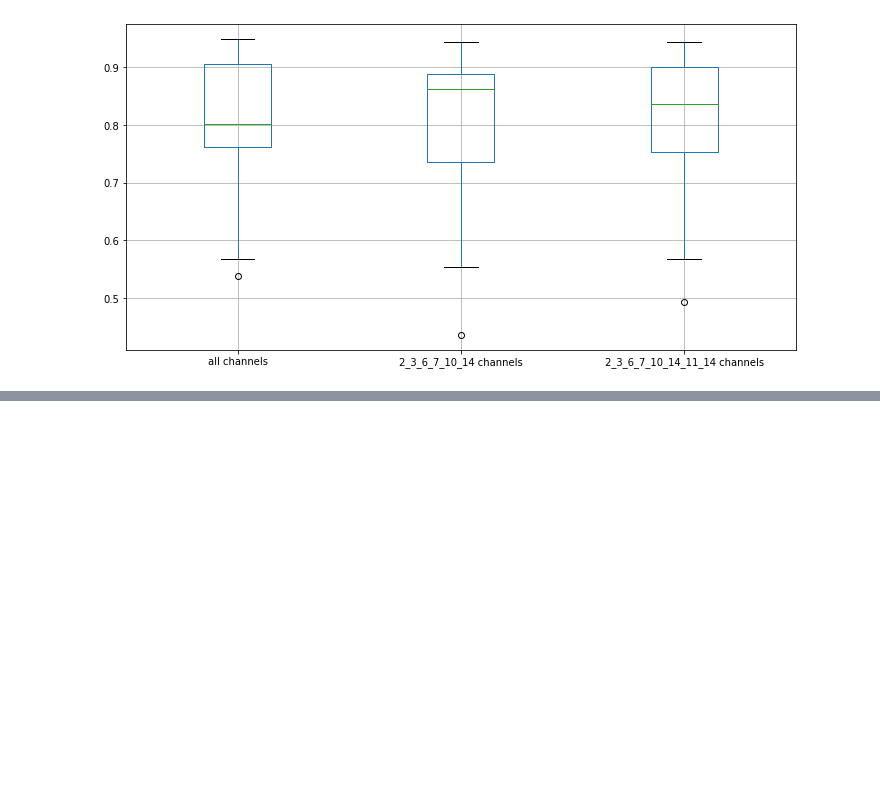
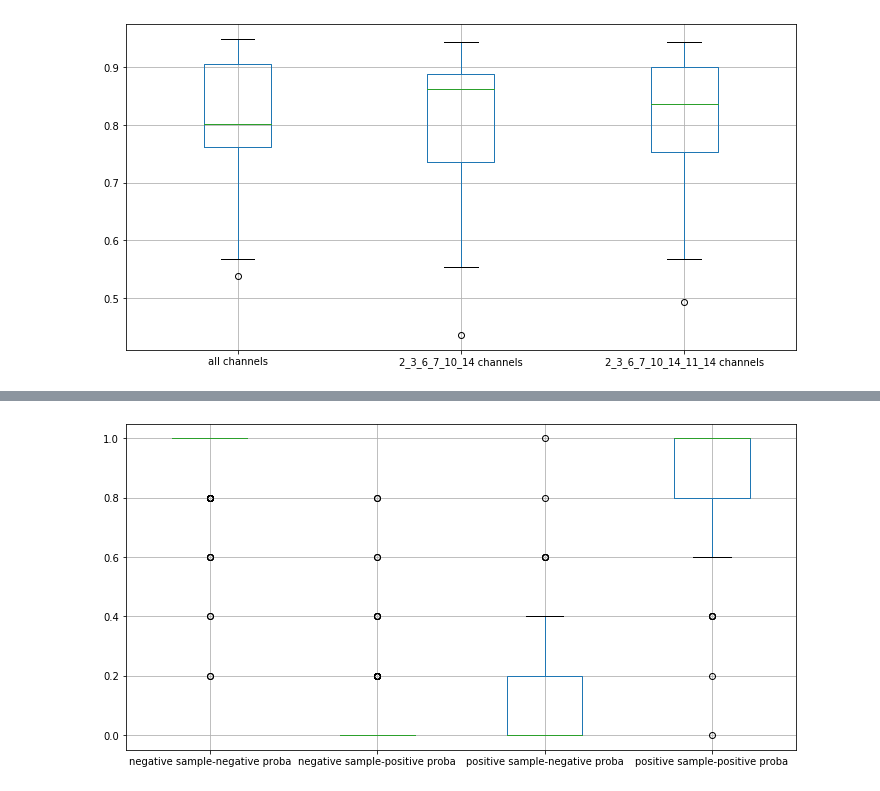
Before and after one commit to newtmagalhaes/Machine-Learning, a Jupyter notebook: ML/f02-chb/03-oneVSall.ipynb, the cells around one changed output, grey strips where cells are left out. Saved outputs shown, nothing was run; the diff lists cells and outputs as text; code cells hidden in the pictures; blank space fills up the shorter version.

Commit message:
Adicionando margem de probabilidade para o todos os canais do chb22

```diff
--- a/ML/f02-chb/03-oneVSall.ipynb
+++ b/ML/f02-chb/03-oneVSall.ipynb
@@ -35,6 +35,12 @@ columns_from_6_channels = [column for column in chb_df.columns if column.split('
 columns_from_8_channels = [column for column in chb_df.columns if column.split('-')[-1] in some_8_channels]
 # %%
 acc_df_list = []
+
+proba_dict = {
+    file:{
+        channel:pd.DataFrame() for channel in ['all', '6ch', '8ch']
+    } for file in file_range
+}
 
 for file in file_range:
 
@@ -64,6 +70,17 @@ for file in file_range:
     model_6_ch = KNeighborsClassifier().fit(X_6_channels, y_train)
     model_8_ch = KNeighborsClassifier().fit(X_8_channels, y_train)
 
+    # gerando probabilidades
+    proba_all = model_all.predict_proba(chb_test.values)
+    proba_6ch = model_6_ch.predict_proba(chb_test[columns_from_6_channels].values)
+    proba_8ch = model_8_ch.predict_proba(chb_test[columns_from_8_channels].values)
+
+    # Salvando probabilidades em dicionário
+    for channel, proba_arr in zip(['all', '6ch', '8ch'], [proba_all, proba_6ch, proba_8ch]):
+        for num, classification in enumerate(['negative', 'positive']):
+            df = proba_dict[file][channel]
+            df[f'{classification} sample-negative proba'], df[f'{classification} sample-positive proba'] = np.array([proba for proba, target in zip(proba_arr, y_test) if target == num]).transpose()
+
     # Formando dataframe de acurácias
     acc_df = pd.DataFrame(data=[file], columns=['chb'], dtype=np.float64)
     acc_df['all channels'] = model_all.score(chb_test.values, y_test)
@@ -151,0 +171,6 @@ one_vs_all_df.sort_values(by='all channels', ascending=False).head(19)[one_vs_al
+# %%
+proba_22_all_df = proba_dict['22']['all']
+
+proba_22_all_df.boxplot(figsize=(12, 6))
+proba_22_all_df.describe()
+# %% [output]
@@ -151,0 +186 @@ one_vs_all_df.sort_values(by='all channels', ascending=False).head(19)[one_vs_al
+[figure, added]
```
Also changed, not shown: parts of 3 cells of this notebook.
